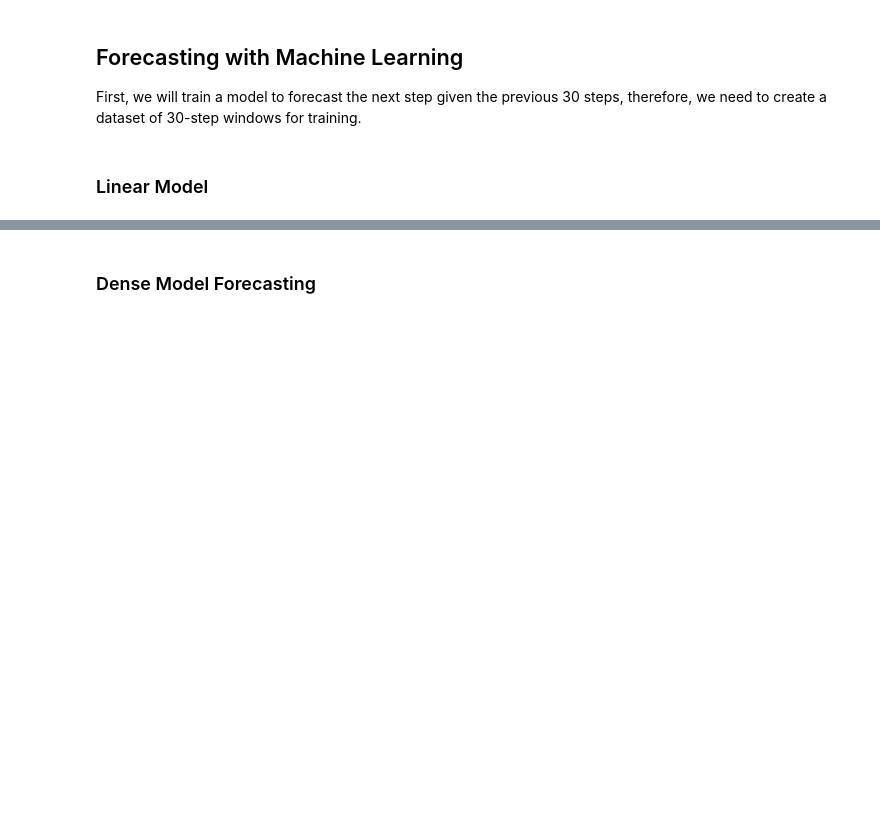
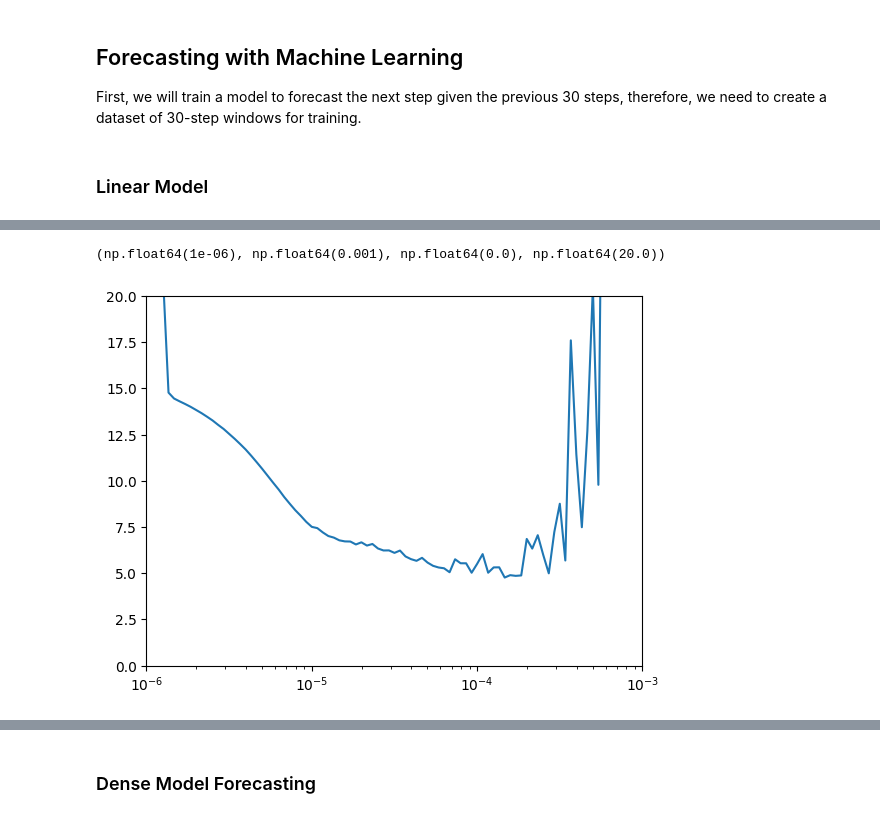
Before and after one commit to yjchen9596/tensorflow-for-deep-learning, a Jupyter notebook: l08c05_forecasting_with_machine_learning.ipynb, the cells around one changed output, grey strips where cells are left out. Cells and saved outputs as stored; diff of their text form; code cells hidden in the pictures; blank space fills up the shorter version.

```diff
--- a/l08c05_forecasting_with_machine_learning.ipynb
+++ b/l08c05_forecasting_with_machine_learning.ipynb
@@ -153,7 +154,7 @@ model = keras.models.Sequential([
 
 lr_schedule = keras.callbacks.LearningRateScheduler(
     lambda epoch: 1e-6 * 10**(epoch / 30))
-optimizer = keras.optimizers.SGD(lr=1e-6, momentum=0.9)
+optimizer = keras.optimizers.SGD(learning_rate=1e-6, momentum=0.9)
 model.compile(loss=keras.losses.Huber(),
               optimizer=optimizer,
               metrics=["mae"])
@@ -161,6 +184,9 @@ history = model.fit(train_set, epochs=100, callbacks=[lr_schedule])
 # %%
-plt.semilogx(history.history["lr"], history.history["loss"])
+plt.semilogx(history.history["learning_rate"], history.history["loss"])
 plt.axis([1e-6, 1e-3, 0, 20])
+# %% [output]
+(np.float64(1e-06), np.float64(0.001), np.float64(0.0), np.float64(20.0))
+[figure, added]
 # %%
 keras.backend.clear_session()
 tf.random.set_seed(42)
```
Also changed, not shown: parts of 15 cells of this notebook.
